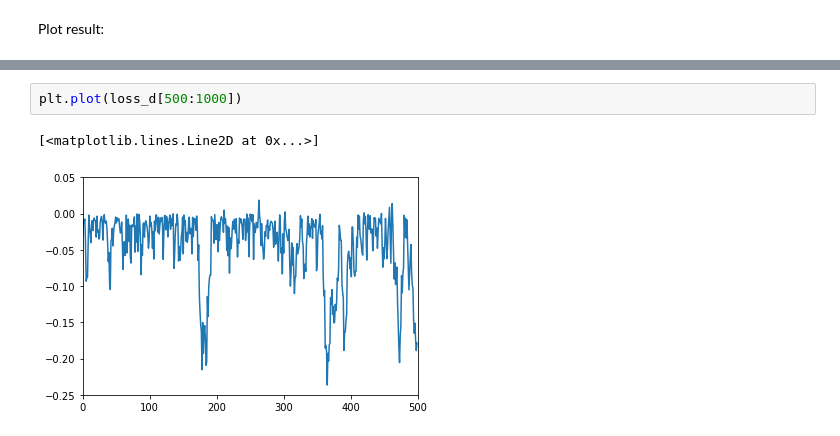
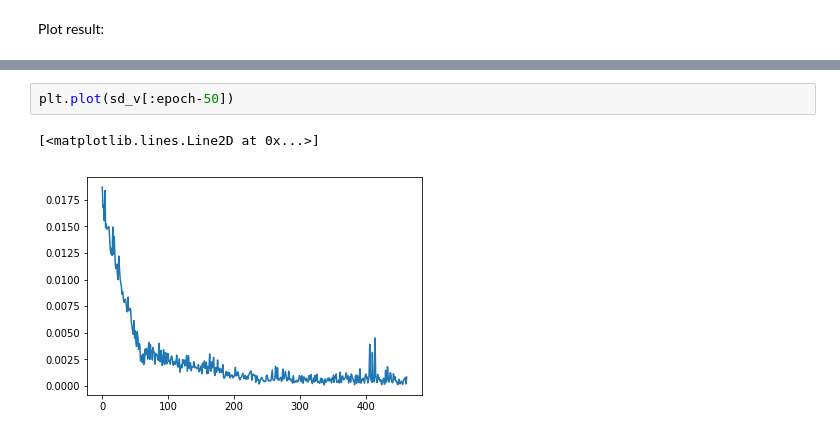
Before and after one commit to spinaotey/avo_tf, a Jupyter notebook: Example1.ipynb, the cells around one changed output, grey strips where cells are left out. Cells and saved outputs as stored; diff of their text form.

```diff
--- a/Example1.ipynb
+++ b/Example1.ipynb
@@ -241,5 +277,5 @@ plt.plot(loss_d[:500])
-# %%
-plt.plot(loss_d[500:1000])
-# %% [output]
-[<matplotlib.lines.Line2D at 0x...>]
-[figure, removed]
+# %%
+plt.plot(sd_v[:epoch-50])
+# %% [output]
+[<matplotlib.lines.Line2D at 0x...>]
+[figure, added]
```
Also changed, not shown: parts of 15 cells of this notebook.
